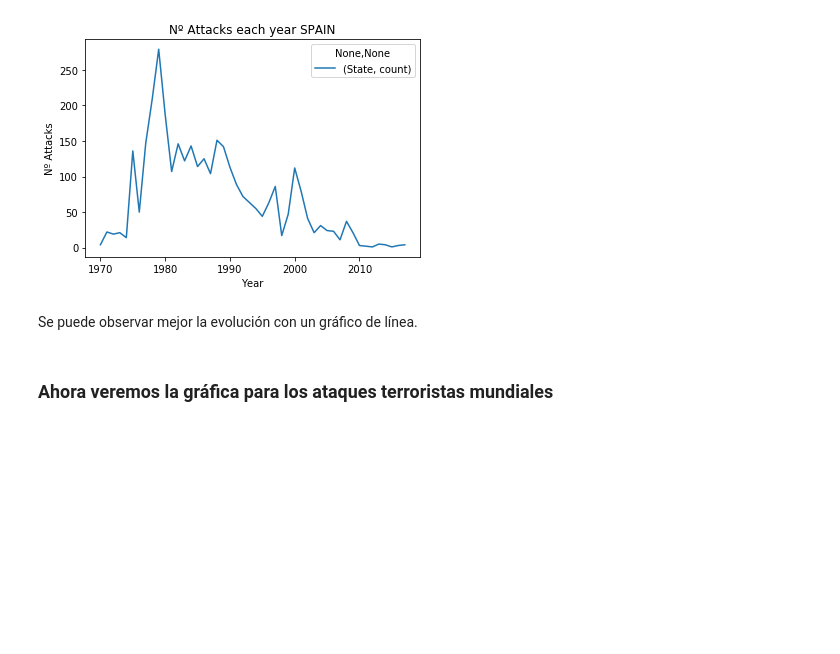
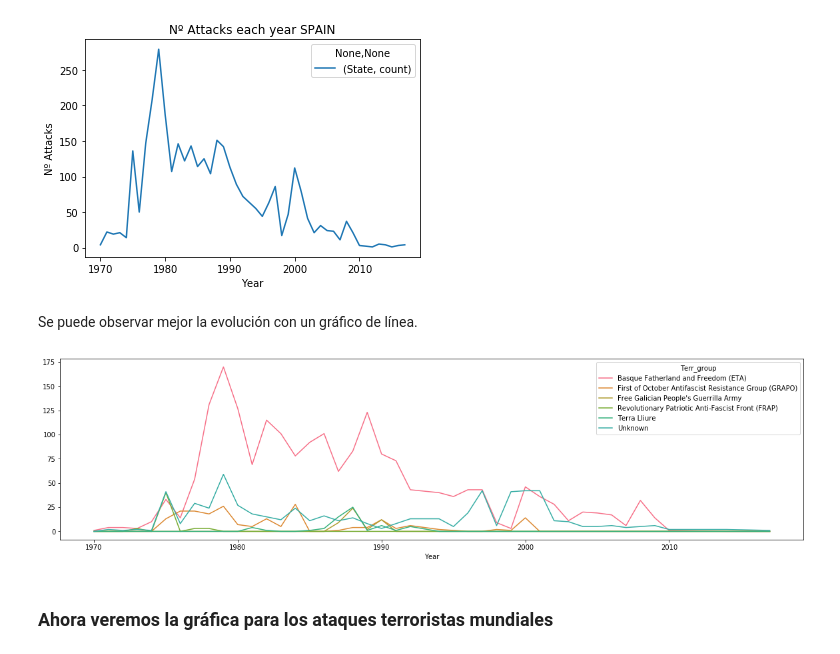
Before and after one commit to bmedm/storytelling-project, a Jupyter notebook: storytelling.ipynb, the cells around one changed output. Saved outputs shown, nothing was run; the diff lists cells and outputs as text; code cells hidden in the pictures; blank space fills up the shorter version.

```diff
--- a/storytelling.ipynb
+++ b/storytelling.ipynb
@@ -39,6 +39,14 @@ Text(0.5, 1.0, 'Nº Attacks each year SPAIN')
 [figure]
 # %% [markdown]
 Se puede observar mejor la evolución con un gráfico de línea.
+# %%
+grupos5= españa[españa['Terr_group'].isin(españa['Terr_group'].value_counts()[0:6].index)]
+pd.crosstab(grupos5.Year,grupos5.Terr_group).plot(color=sns.color_palette('husl',10))
+fig=plt.gcf()
+fig.set_size_inches(20,5)
+plt.show()
+# %% [output]
+[figure, added]
 # %% [markdown]
 ### Ahora veremos la gráfica para los ataques terroristas mundiales
 # %%
```
Also changed, not shown: parts of 4 cells of this notebook, 12 other files.
